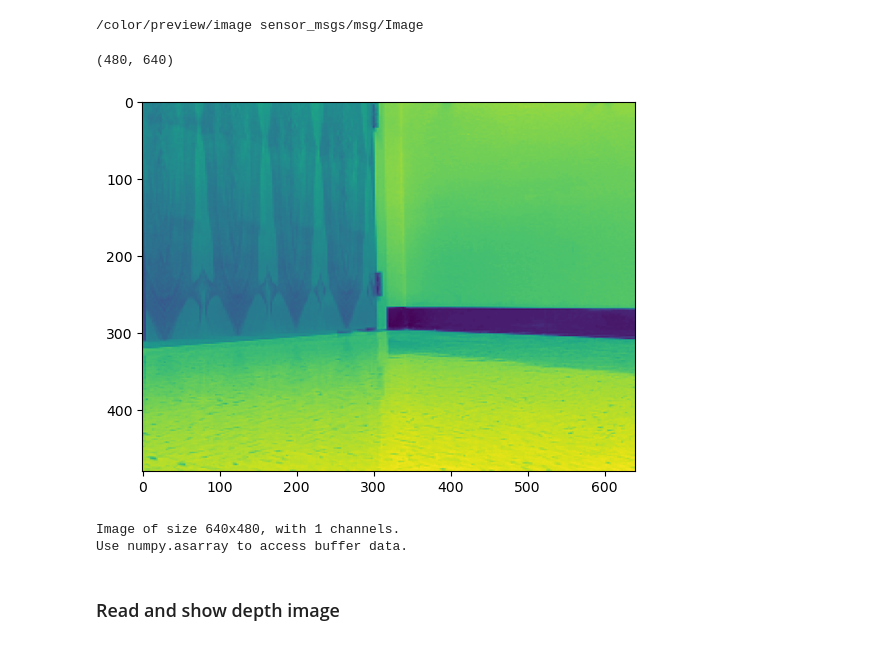
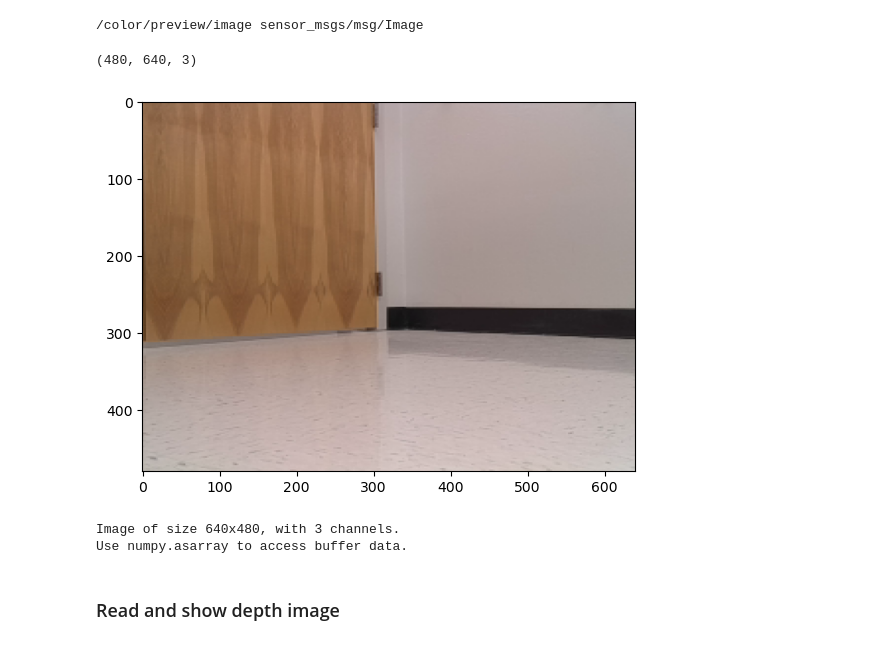
Before and after one commit to aduvai22/Plane-Detection-from-Pointcloud-on-Turtlebot-4, a Jupyter notebook: get_pcl.ipynb, the cells around one changed output. Cells and saved outputs as stored; diff of their text form; code cells hidden in the pictures.

```diff
--- a/get_pcl.ipynb
+++ b/get_pcl.ipynb
@@ -31,19 +39,19 @@ with Reader(rgb_folder+rgb_file) as reader:
 # %%
 rgb = img_msg.data.reshape(250,250,3)
 rgb = cv2.cvtColor(rgb, cv2.COLOR_BGR2RGB)
-gray = cv2.cvtColor(rgb, cv2.COLOR_BGR2GRAY)
-gray = cv2.resize(gray, (640,480), interpolation = cv2.INTER_AREA)
+# gray = cv2.cvtColor(rgb, cv2.COLOR_BGR2GRAY)
+gray = cv2.resize(rgb, (640,480), interpolation = cv2.INTER_AREA)
 plt.imshow(gray)
 gray.shape
 # %% [output]
-(480, 640)
+(480, 640, 3)
-[figure, old version]
+[figure, new version]
 # %%
 # convert to o3d img
 gray_img = o3d.geometry.Image(gray)
 gray_img
 # %% [output]
-Image of size 640x480, with 1 channels.
+Image of size 640x480, with 3 channels.
 Use numpy.asarray to access buffer data.
 # %% [markdown]
 ### Read and show depth image
```
Also changed, not shown: parts of 12 cells of this notebook.
